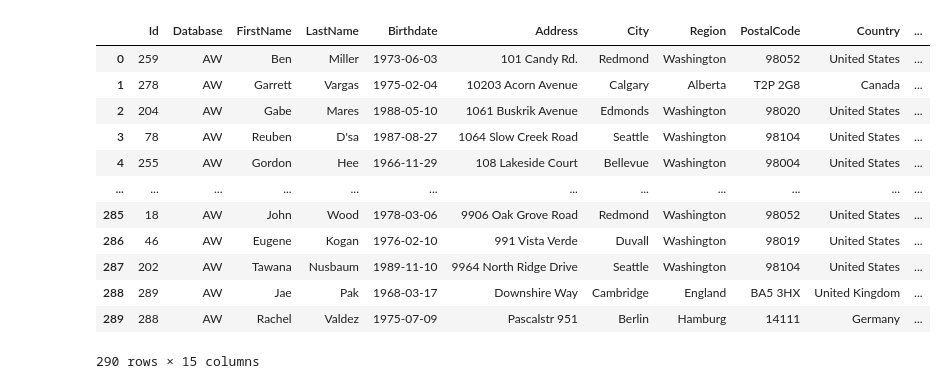
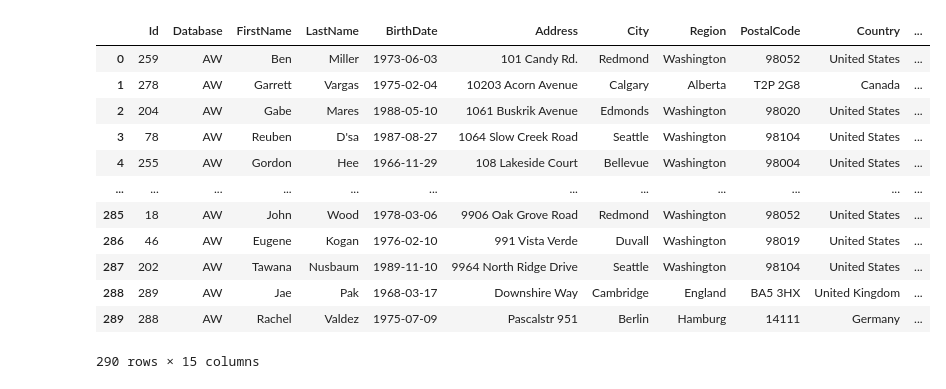
Before and after one commit to MaxHB01/undbtest, a Jupyter notebook: notebooks/employee.ipynb, the cells around one changed output. Saved outputs shown, nothing was run; the diff lists cells and outputs as text; code cells hidden in the pictures.

```diff
--- a/notebooks/employee.ipynb
+++ b/notebooks/employee.ipynb
@@ -101,35 +101,35 @@ SELECT
     e.BusinessEntityID AS Id,
     'AW' AS 'Database',
     p.FirstName,
     p.LastName,
-    e.BirthDate AS Birthdate,
+    e.BirthDate AS BirthDate,
     a.AddressLine1 AS Address,
     a.City,
     sp.Name AS Region,
     a.PostalCode,
     cr.Name AS Country,
     pp.PhoneNumber,
     e.Gender AS Sex,
     e.HireDate AS StartDate,
     NULL AS TerminationDate,
     NULL AS ManagerId
 FROM HumanResources.Employee e
 JOIN Person.Person p ON e.BusinessEntityID = p.BusinessEntityID
 JOIN Person.BusinessEntityAddress bea ON e.BusinessEntityID = bea.BusinessEntityID
 JOIN Person.Address a ON bea.AddressID = a.AddressID
 JOIN Person.StateProvince sp ON a.StateProvinceID = sp.StateProvinceID
 JOIN Person.CountryRegion cr ON sp.CountryRegionCode = cr.CountryRegionCode
 LEFT JOIN Person.PersonPhone pp ON p.BusinessEntityID = pp.BusinessEntityID
 """
 
 
 
 
 adventure_df = pd.read_sql_query(adventure_query, adventure_connection)
 
 adventure_df
 # %% [output]
-|  | Id | Database | FirstName | LastName | Birthdate | Address | City | Region | PostalCode | Country | ... |
+|  | Id | Database | FirstName | LastName | BirthDate | Address | City | Region | PostalCode | Country | ... |
 | 0 | 259 | AW | Ben | Miller | 1973-06-03 | 101 Candy Rd. | Redmond | Washington | 98052 | United States | ... |
 | 1 | 278 | AW | Garrett | Vargas | 1975-02-04 | 10203 Acorn Avenue | Calgary | Alberta | T2P 2G8 | Canada | ... |
 | 2 | 204 | AW | Gabe | Mares | 1988-05-10 | 1061 Buskrik Avenue | Edmonds | Washington | 98020 | United States | ... |
```
Also changed, not shown: parts of 3 cells of this notebook.
